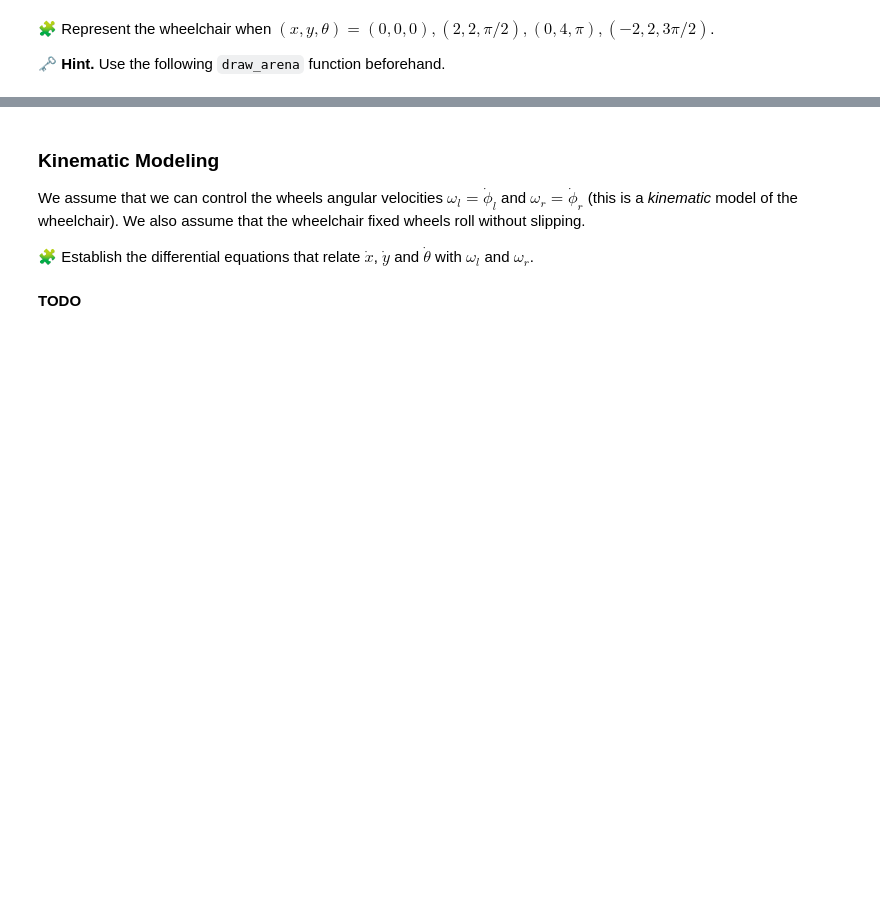
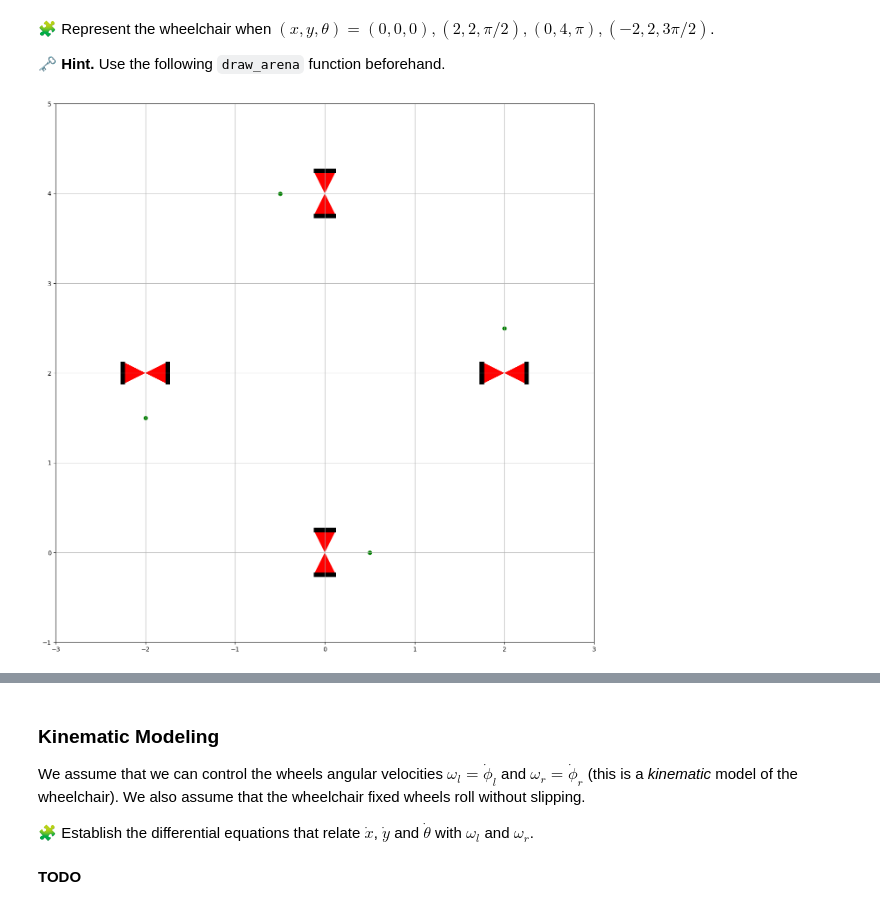
Before and after one commit to Oumarkei/control-engineering-with-python-project-2023-2024, a Jupyter notebook: Project-part-1.ipynb, the cells around one changed output, grey strips where cells are left out. Cells and saved outputs as stored; diff of their text form; code cells hidden in the pictures; blank space fills up the shorter version.

```diff
--- a/Project-part-1.ipynb
+++ b/Project-part-1.ipynb
@@ -52,21 +52,10 @@ r = 0.125 # the wheel radius
 🧩 Implement a function `draw_scooter` with arguments `x`, `y` and `theta` that draws a simple geometric model of the wheelchair (with a red frame and black fixed wheels) in the plane (top view) for arbitrary values of $(x, y)$ and $\theta$. Use a green circle marker 50 cm in of the frame to indicate which way is forward.
 
 🗝️ **Hint.** Use the function `plot` of `matplotlib.pyplot`.
-# %%
-def draw_scooter(x, y, theta) :
-    point1 = array([[x,y], [x+l/2, y-r], [x+l/2, y+r], [x,y]])
-    point2 = array([[x,y], [x-l/2, y+r], [x-l/2, y-r], [x,y]])
-
-    #Let's plot the first triangle
-    plot(point1[:, 0], point1[:, 1], 'bo-')
-    fill(point1[:, 0], point1[:, 1], 'red')
-
-    # Let's plot the second triangle
-    plot(point2[:, 0], point2[:, 1], 'bo-')
-    fill(point2[:, 0], point2[:, 1], 'red')
-
-    #the green circle
-    scatter(
-
-    axis('equal')
-    show()
+# %%
+# Let's define the rotation  function
+def rotate(points, theta, origin):
+    """Rotate points by theta radians around the origin."""
+    R = np.array([[np.cos(theta+3*pi/2), -np.sin(theta+3*pi/2)],
+                  [np.sin(theta+3*pi/2),  np.cos(theta+3*pi/2)]])
+    return (points - origin) @ R.T + origin
@@ -79,13 +108,24 @@ draw_scooter(0, 0, pi/2)
 
 🗝️ **Hint.** Use the following `draw_arena` function beforehand.
 # %%
+positions = [(0, 0, 0),(2, 2, np.pi / 2),(0, 4, np.pi),(-2, 2, 3 * np.pi / 2)] # The different positions that should bee represented
+
 def draw_arena(xmin, xmax, ymin, ymax):
     wh_ratio = (xmax - xmin) / (ymax - ymin)
     figsize = fig_width, fig_height = 16, 16 / wh_ratio
     figure(figsize=figsize)
     axes = gca()
     axes.axis([xmin, xmax, ymin, ymax])
     axes.set_aspect(1)
     xticks(arange(xmin, xmax+1, 1))
     yticks(arange(ymin, ymax+1, 1))
     grid(True)
+
+    # Let's plot the different point
+    for (x, y, theta) in positions:
+        draw_scooter(x, y, theta)
+
+draw_arena(-3, 3, -1, 5)
+show()
+# %% [output]
+[figure, added]
```
Also changed, not shown: parts of 3 cells of this notebook.
